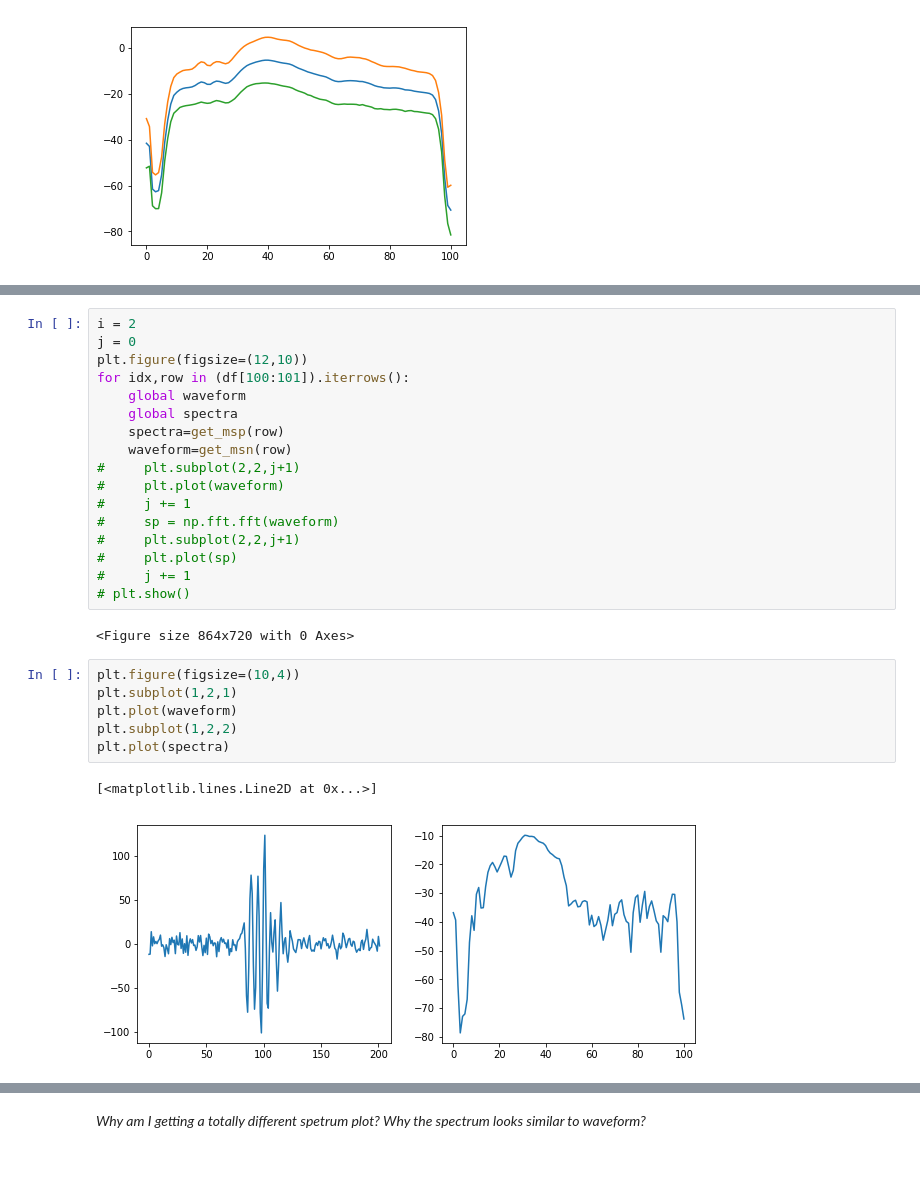
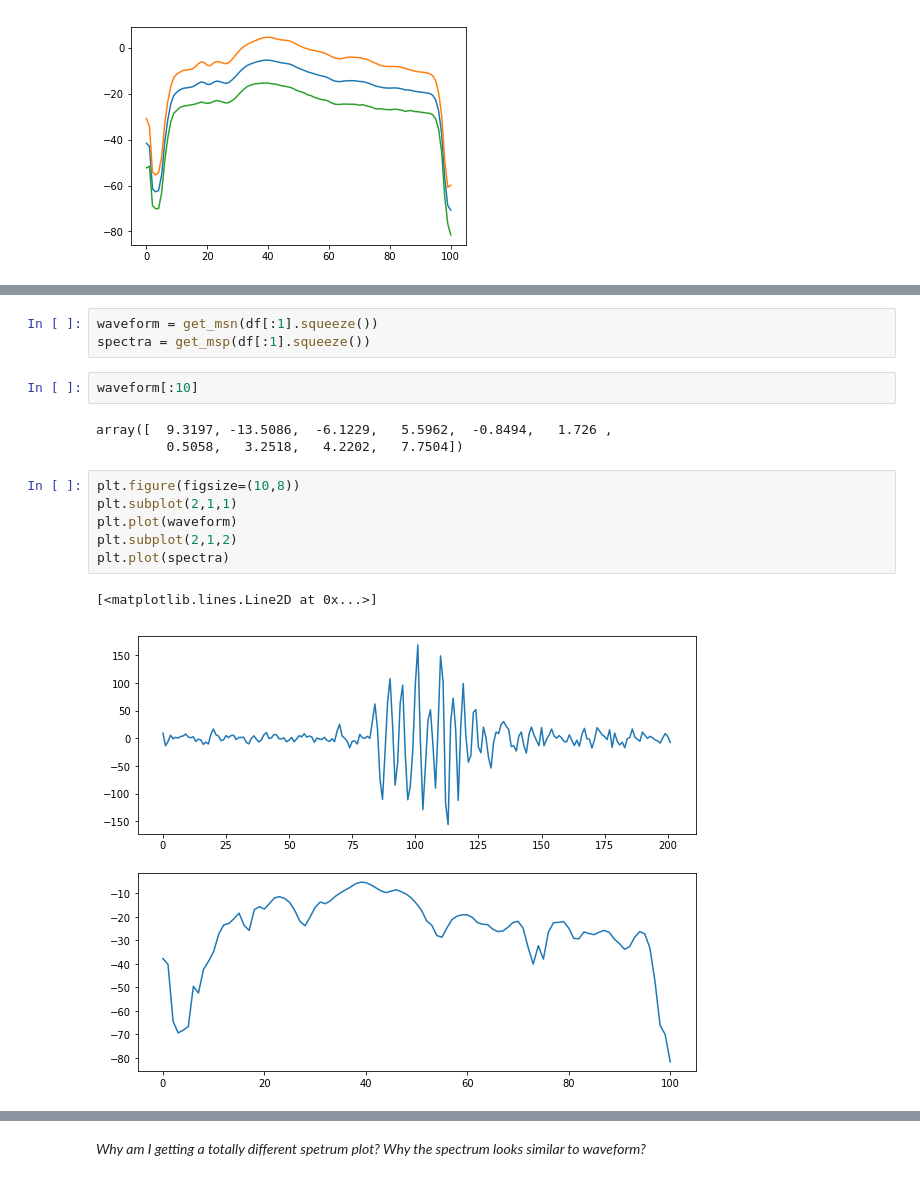
Before and after one commit to yoavfreund/BeakedWhaleClassification, a Jupyter notebook: Jingwu/ToyTest.ipynb, the cells around one changed output, grey strips where cells are left out. Saved outputs shown, nothing was run; the diff lists cells and outputs as text.

```diff
--- a/Jingwu/ToyTest.ipynb
+++ b/Jingwu/ToyTest.ipynb
@@ -207,29 +259,18 @@ df[:1]
-# %%
-i = 2
-j = 0
-plt.figure(figsize=(12,10))
-for idx,row in (df[100:101]).iterrows():
-    global waveform
-    global spectra
-    spectra=get_msp(row)
-    waveform=get_msn(row)
-#     plt.subplot(2,2,j+1)
-#     plt.plot(waveform)
-#     j += 1
-#     sp = np.fft.fft(waveform)
-#     plt.subplot(2,2,j+1)
-#     plt.plot(sp)
-#     j += 1
-# plt.show()
-# %% [output]
-<Figure size 864x720 with 0 Axes>
+# %%
+waveform = get_msn(df[:1].squeeze())
+spectra = get_msp(df[:1].squeeze())
+# %%
+waveform[:10]
+# %% [output]
+array([  9.3197, -13.5086,  -6.1229,   5.5962,  -0.8494,   1.726 ,
+         0.5058,   3.2518,   4.2202,   7.7504])
 # %%
-plt.figure(figsize=(10,4))
-plt.subplot(1,2,1)
+plt.figure(figsize=(10,8))
+plt.subplot(2,1,1)
 plt.plot(waveform)
-plt.subplot(1,2,2)
+plt.subplot(2,1,2)
 plt.plot(spectra)
 # %% [output]
 [<matplotlib.lines.Line2D at 0x...>]
-[figure, old version]
+[figure, new version]
 # %%
```
Also changed, not shown: parts of 29 cells of this notebook.
